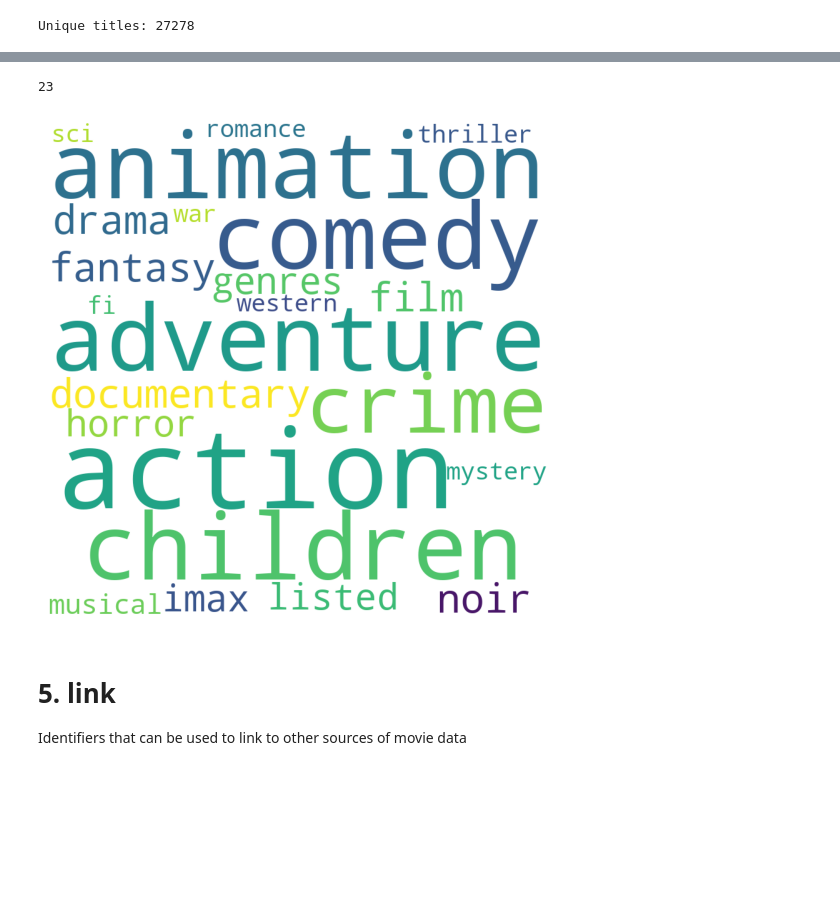
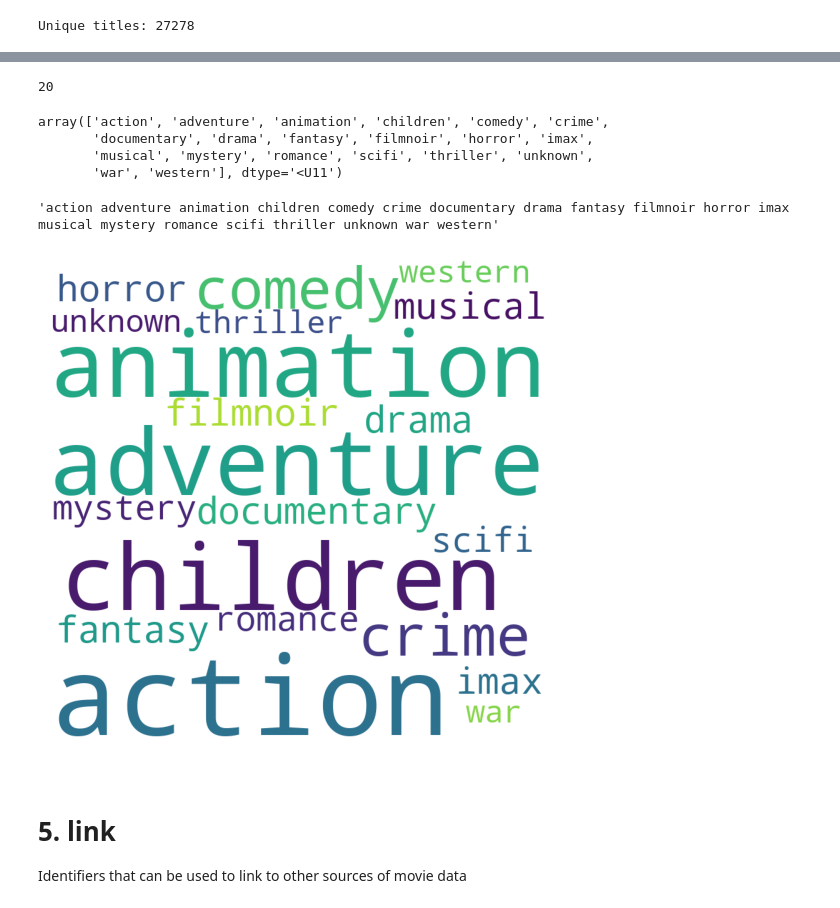
Before and after one commit to MC855FilmesParaTi/machinelearning, a Jupyter notebook: notebooks/1-lfb-initial-data-exploration.ipynb, the cells around one changed output, grey strips where cells are left out. Drawn from its saved outputs; the diff is of its cells as text; code cells hidden in the pictures; blank space fills up the shorter version.

Commit message:
Arrumei erros de stopword ao obter gêneros

```diff
--- a/notebooks/1-lfb-initial-data-exploration.ipynb
+++ b/notebooks/1-lfb-initial-data-exploration.ipynb
@@ -74,6 +74,7 @@ import numpy as np
 import seaborn as sns
 from wordcloud import WordCloud, STOPWORDS
 import matplotlib.pyplot as plt
+sns.set_theme()
 # %%
 def generate_wordcloud(df, column):
     comment_words = ''
@@ -236,27 +256,39 @@ for val in movies_df['genres']:
+# %%
+comment_words = comment_words.replace('(no genres listed)', 'unknown')
 # %%
-genres = comment_words.replace('|',' ').split(' ')
+genres = comment_words.replace('|',' ').replace(')','').replace('(','').replace('-','').strip().split(' ')
 genres = np.unique(np.asarray(genres))
 genres.shape[0]
 # %% [output]
-23
+20
+# %%
+genres
+# %% [output]
+array(['action', 'adventure', 'animation', 'children', 'comedy', 'crime',
+       'documentary', 'drama', 'fantasy', 'filmnoir', 'horror', 'imax',
+       'musical', 'mystery', 'romance', 'scifi', 'thriller', 'unknown',
+       'war', 'western'], dtype='<U11')
 # %%
 genres_wc = ' '.join(map(str, genres))
+genres_wc
+# %% [output]
+'action adventure animation children comedy crime documentary drama fantasy filmnoir horror imax musical mystery romance scifi thriller unknown war western'
 # %%
 stopwords = set(STOPWORDS)
 wordcloud = WordCloud(width = 800, height = 800,
                 background_color ='white',
-                stopwords = stopwords,
+                # stopwords = stopwords,
                 min_font_size = 10).generate(genres_wc)
 
 # plot the WordCloud image
 plt.figure(figsize = (5, 5), facecolor = None)
 plt.imshow(wordcloud)
 plt.axis("off")
 plt.tight_layout(pad = 0)
 
 plt.show()
 # %% [output]
-[figure, old version]
+[figure, new version]
 # %% [markdown]
 # 5. link
 
```
Also changed, not shown: parts of 5 cells of this notebook, 1 other file.
